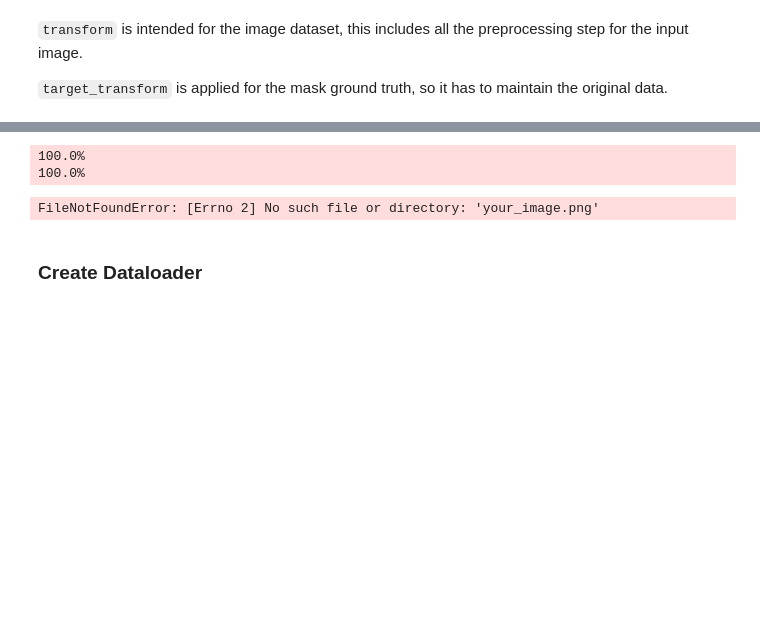
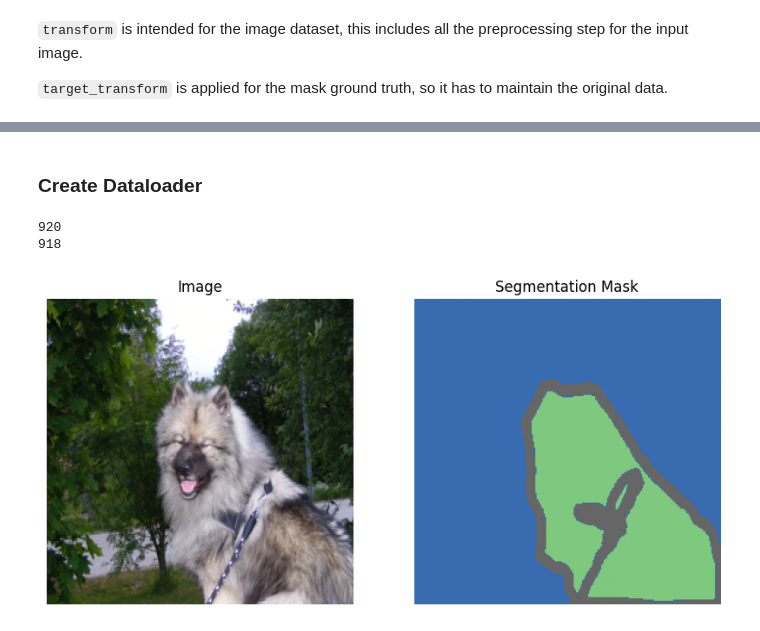
Before and after one commit to ReinerJasin/U-Net, a Jupyter notebook: image_segmentation.ipynb, the cells around one changed output, grey strips where cells are left out. Saved outputs shown, nothing was run; the diff lists cells and outputs as text; code cells hidden in the pictures; blank space fills up the shorter version.

Commit message:
feat: show dataset result

```diff
--- a/image_segmentation.ipynb
+++ b/image_segmentation.ipynb
@@ -15,7 +65,8 @@ from PIL import Image
 transform = transforms.Compose([
     transforms.Resize((256, 256)),
     transforms.ToTensor(),
-    transforms.Normalize(mean=[0.485, 0.456, 0.406], std=[0.229, 0.224, 0.225])
+    # transforms.Normalize(mean=[0.485, 0.456, 0.406], std=[0.229, 0.224, 0.225])           # Mean and STD from ImageNet
+    transforms.Normalize(mean=[0.4783, 0.4459, 0.3957], std=[0.2261, 0.223, 0.2247])        # Mean and STD from our current dataset
 ])
 
 target_transform = transforms.Compose([
@@ -32,6 +85,7 @@ train_dataset = dataset.OxfordIIITPet(root='./data',
                                        split='trainval',
                                        transform=transform,
                                        target_transform=target_transform,
+                                       target_types='segmentation',
                                        download=True)
 
 # Load the testing set
@@ -40,6 +94,3 @@ test_dataset = dataset.OxfordIIITPet(root='./data',
                                       transform=transform,
                                       target_transform=target_transform,
                                       download=True)
-# %% [output]
-100.0%
-100.0%
@@ -50,12 +97,3 @@ image.show()
-# %%
-# %matplotlib inline
-import matplotlib.pyplot as plt
-import matplotlib.image as mpimg
-img = mpimg.imread('your_image.png')
-imgplot = plt.imshow(img)
-plt.show()
-# %% [output]
-FileNotFoundError: [Errno 2] No such file or directory: 'your_image.png'
 # %% [markdown]
 ### Create Dataloader
 # %%
@@ -62,0 +104,62 @@ from torch.utils.data import DataLoader
+# %%
+print(len(train_dataloader))
+# print(len(val_loader))
+print(len(test_dataloader))
+# %% [output]
+920
+918
+# %%
+# Define your split ratio
+val_split_ratio = 0.2  # 20% for validation
+train_size = int((1 - val_split_ratio) * len(train_dataset))
+val_size = len(train_dataset) - train_size
+
+# Randomly split the dataset
+train_dataset, val_dataset = random_split(train_dataset, [train_size, val_size])
+# %%
+import numpy as np
+
+image, mask = train_dataset[0]  # Returns (PIL.Image or Tensor, mask)
+
+
+
+# If image is a tensor, convert it to numpy
+# if isinstance(image, torch.Tensor):
+image_np = image.permute(1, 2, 0).numpy()  # C x H x W → H x W x C
+# else:
+    # image_np = np.array(image)
+
+
+# Unnormalize image for display
+mean = np.array([0.485, 0.456, 0.406])
+std = np.array([0.229, 0.224, 0.225])
+
+image_np = image.permute(1, 2, 0).numpy()
+image_np = (image_np * std) + mean
+image_np = np.clip(image_np, 0, 1)
+
+
+# Convert mask to numpy
+# if isinstance(mask, torch.Tensor):
+#     mask_np = mask.numpy()
+# else:
+mask_np = np.array(mask)
+
+# Plot image and mask side by side
+plt.figure(figsize=(10, 5))
+
+plt.subplot(1, 2, 1)
+plt.imshow(image_np)
+plt.title('Image')
+plt.axis('off')
+
+plt.subplot(1, 2, 2)
+# plt.imshow(mask_np, cmap='gray')
+plt.imshow(mask_np.squeeze(), cmap='Accent')  # squeeze removes the first dimension
+
+plt.title('Segmentation Mask')
+plt.axis('off')
+
+plt.show()
+# %% [output]
+[figure, added]
```
Also changed, not shown: parts of 6 cells of this notebook, 1 other file.
